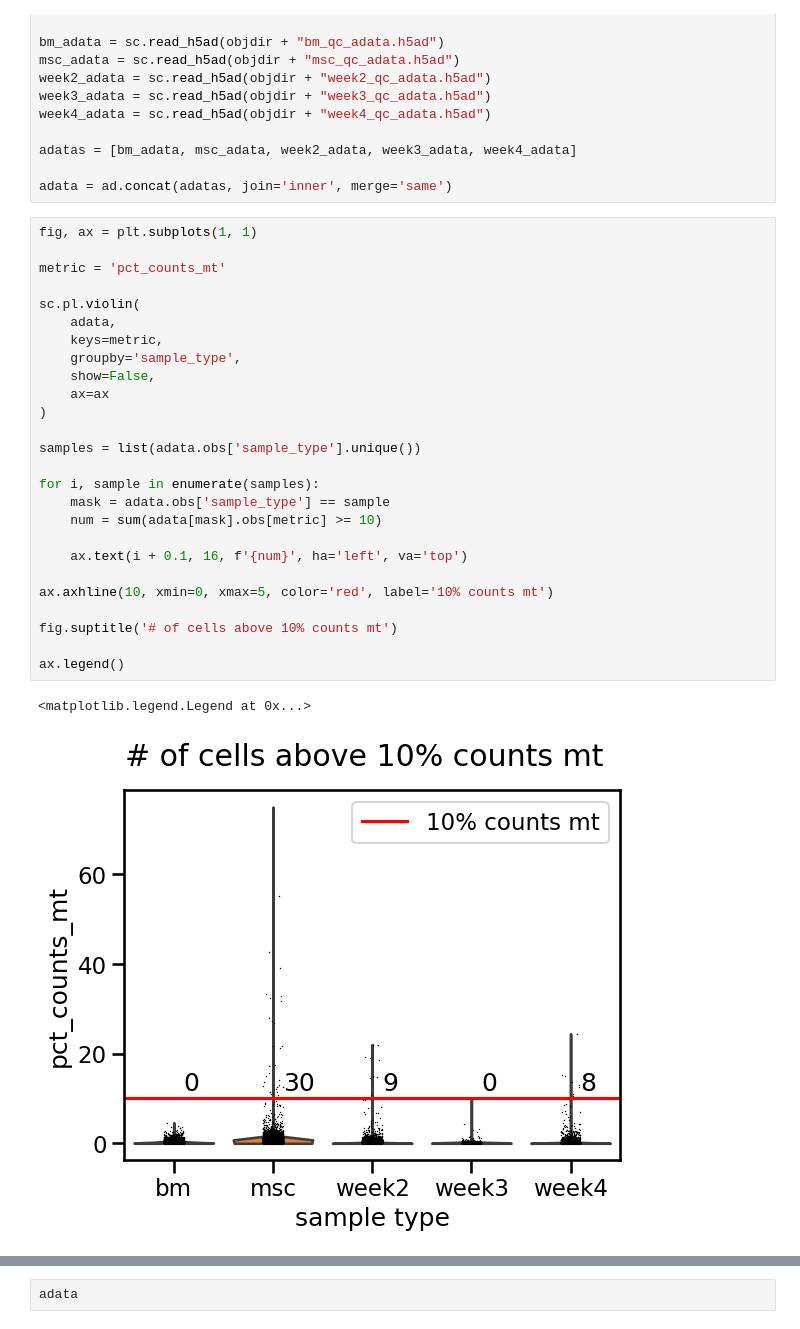
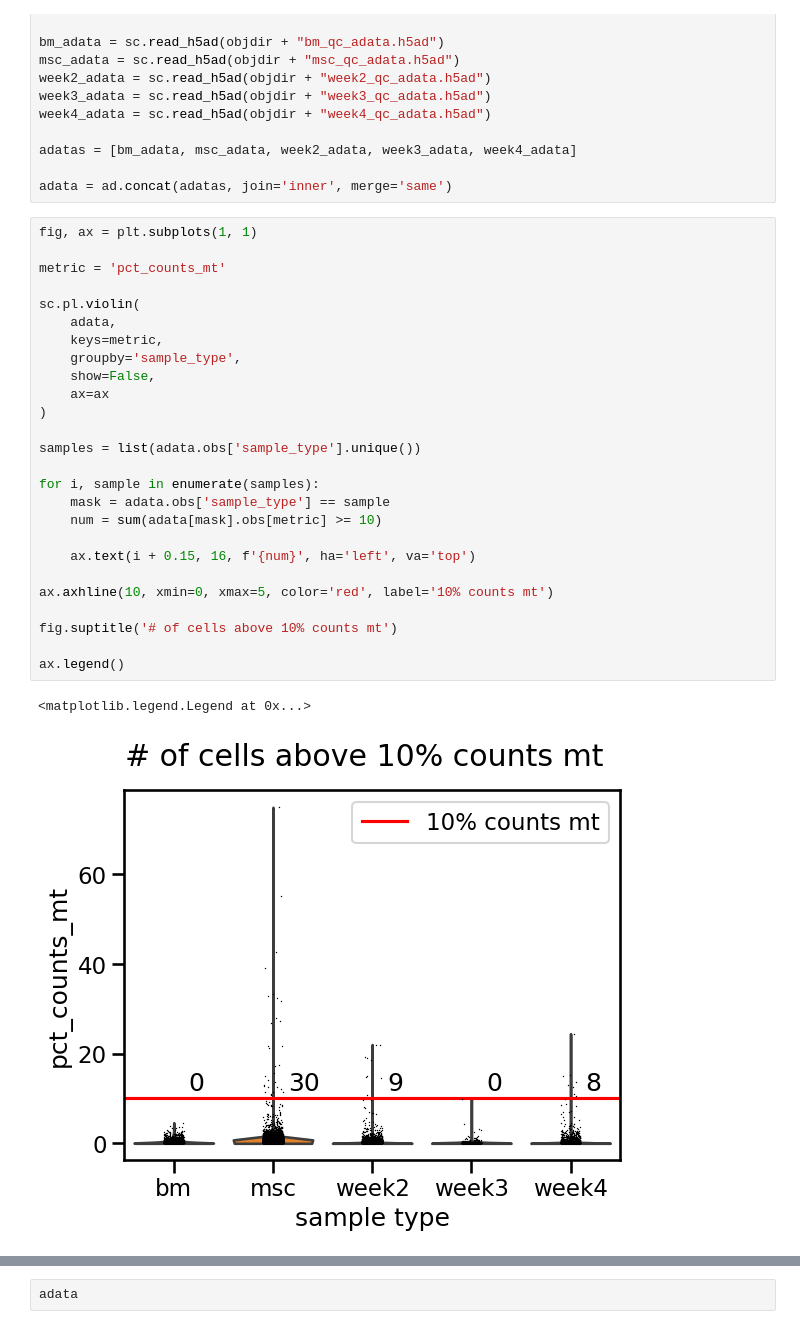
Before and after one commit to kevin-lee-aifi/mm_bm_chip_organoids, a Jupyter notebook: EXP-01244/quality_control/merged_qc.ipynb, the cells around one changed output, grey strips where cells are left out. Saved outputs shown, nothing was run; the diff lists cells and outputs as text.

```diff
--- a/EXP-01244/quality_control/merged_qc.ipynb
+++ b/EXP-01244/quality_control/merged_qc.ipynb
@@ -24,32 +24,32 @@ adata = ad.concat(adatas, join='inner', merge='same')
 # %%
 fig, ax = plt.subplots(1, 1)
 
 metric = 'pct_counts_mt'
 
 sc.pl.violin(
     adata,
     keys=metric,
     groupby='sample_type',
     show=False,
     ax=ax
 )
 
 samples = list(adata.obs['sample_type'].unique())
 
 for i, sample in enumerate(samples):
     mask = adata.obs['sample_type'] == sample
     num = sum(adata[mask].obs[metric] >= 10)
 
-    ax.text(i + 0.1, 16, f'{num}', ha='left', va='top')
+    ax.text(i + 0.15, 16, f'{num}', ha='left', va='top')
 
 ax.axhline(10, xmin=0, xmax=5, color='red', label='10% counts mt')
 
 fig.suptitle('# of cells above 10% counts mt')
 
 ax.legend()
 # %% [output]
 <matplotlib.legend.Legend at 0x...>
-[figure, old version]
+[figure, new version]
 # %%
 fig, ax = plt.subplots(1, 1)
 
```
Also changed, not shown: parts of 1 cell of this notebook, 2 other files.
